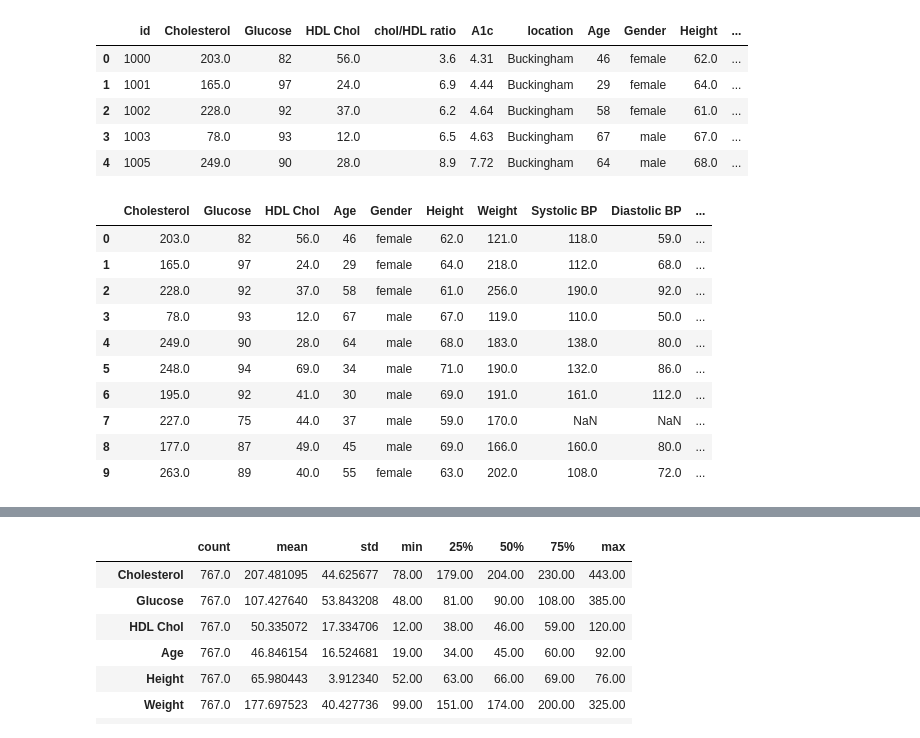
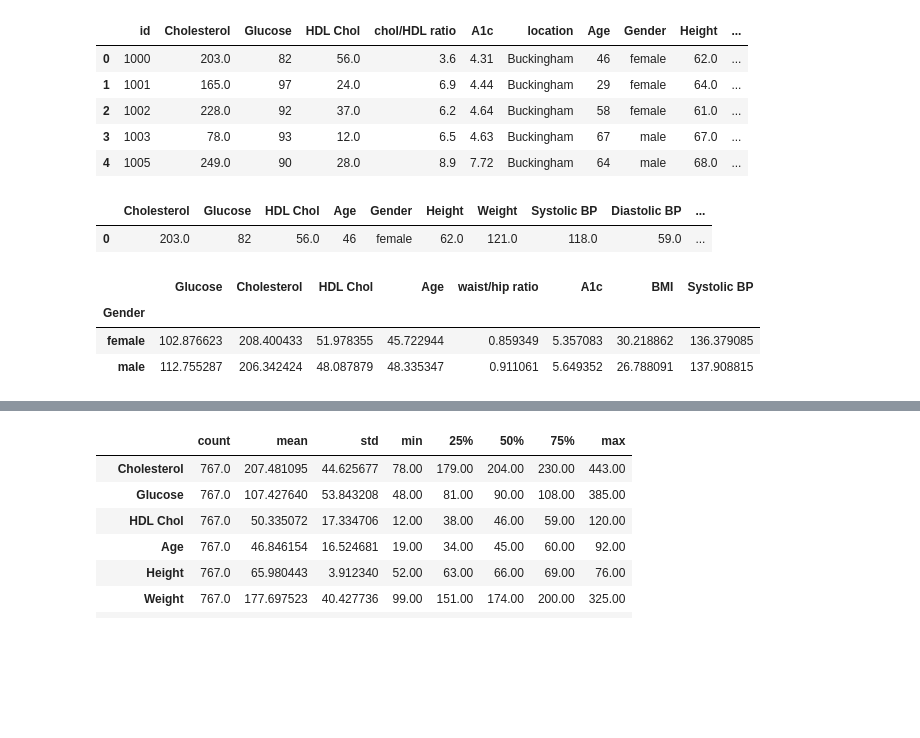
Before and after one commit to ramuir/Diabetes_Machine_Modeling, a Jupyter notebook: cleaning_final/Analysis/data_dump.ipynb, the cells around one changed output, grey strips where cells are left out. Saved outputs shown, nothing was run; the diff lists cells and outputs as text; code cells hidden in the pictures; blank space fills up the shorter version.

```diff
--- a/cleaning_final/Analysis/data_dump.ipynb
+++ b/cleaning_final/Analysis/data_dump.ipynb
@@ -39,16 +39,14 @@ df_merged['waist/hip ratio'] = round(df_merged['waist']/df_merged['hip'],2)
 # %%
 df_merged['bp.2s'] = np.where(~df_merged['bp.2s'].isna(),df_merged['bp.2s'],df_merged['Systolic BP'])
 df_merged['bp.2d'] = np.where(~df_merged['bp.2d'].isna(),df_merged['bp.2d'],df_merged['Diastolic BP'])
-df_merged.head(10)
+df_merged.head(1)
 # %% [output]
 |  | Cholesterol | Glucose | HDL Chol | Age | Gender | Height | Weight | Systolic BP | Diastolic BP | ... |
 | 0 | 203.0 | 82 | 56.0 | 46 | female | 62.0 | 121.0 | 118.0 | 59.0 | ... |
-| 1 | 165.0 | 97 | 24.0 | 29 | female | 64.0 | 218.0 | 112.0 | 68.0 | ... |
-| 2 | 228.0 | 92 | 37.0 | 58 | female | 61.0 | 256.0 | 190.0 | 92.0 | ... |
-| 3 | 78.0 | 93 | 12.0 | 67 | male | 67.0 | 119.0 | 110.0 | 50.0 | ... |
-| 4 | 249.0 | 90 | 28.0 | 64 | male | 68.0 | 183.0 | 138.0 | 80.0 | ... |
-| 5 | 248.0 | 94 | 69.0 | 34 | male | 71.0 | 190.0 | 132.0 | 86.0 | ... |
-| 6 | 195.0 | 92 | 41.0 | 30 | male | 69.0 | 191.0 | 161.0 | 112.0 | ... |
-| 7 | 227.0 | 75 | 44.0 | 37 | male | 59.0 | 170.0 | NaN | NaN | ... |
-| 8 | 177.0 | 87 | 49.0 | 45 | male | 69.0 | 166.0 | 160.0 | 80.0 | ... |
-| 9 | 263.0 | 89 | 40.0 | 55 | female | 63.0 | 202.0 | 108.0 | 72.0 | ... |
+# %%
+df_merged.groupby('Gender')[['Glucose','Cholesterol', 'HDL Chol', 'Age','waist/hip ratio', 'A1c','BMI','Systolic BP' ]].mean()
+# %% [output]
+|  | Glucose | Cholesterol | HDL Chol | Age | waist/hip ratio | A1c | BMI | Systolic BP |
+| Gender |  |  |  |  |  |  |  |  |
+| female | 102.876623 | 208.400433 | 51.978355 | 45.722944 | 0.859349 | 5.357083 | 30.218862 | 136.379085 |
+| male | 112.755287 | 206.342424 | 48.087879 | 48.335347 | 0.911061 | 5.649352 | 26.788091 | 137.908815 |
```
Also changed, not shown: parts of 2 cells of this notebook, 8 other files.
